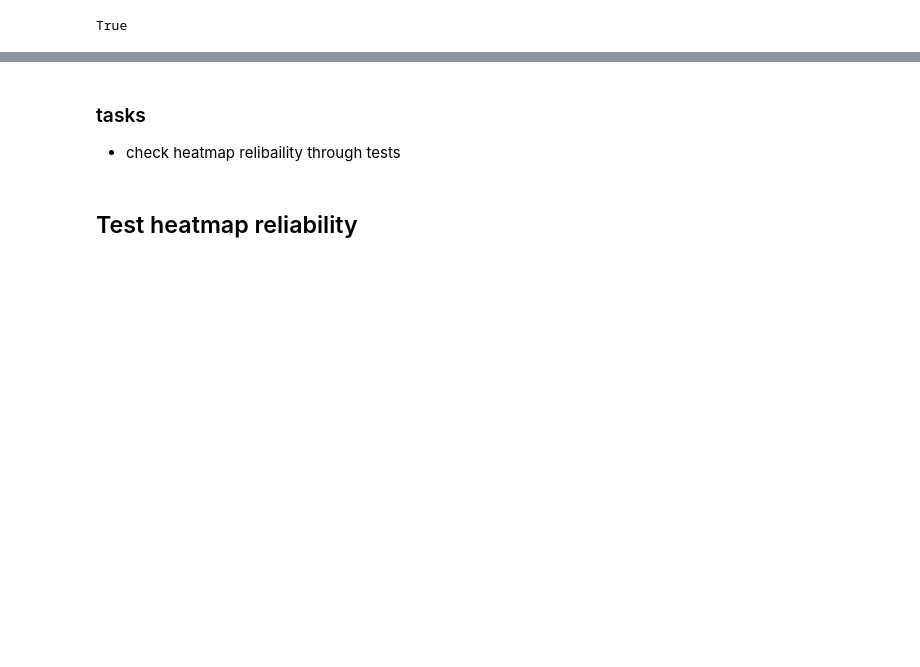
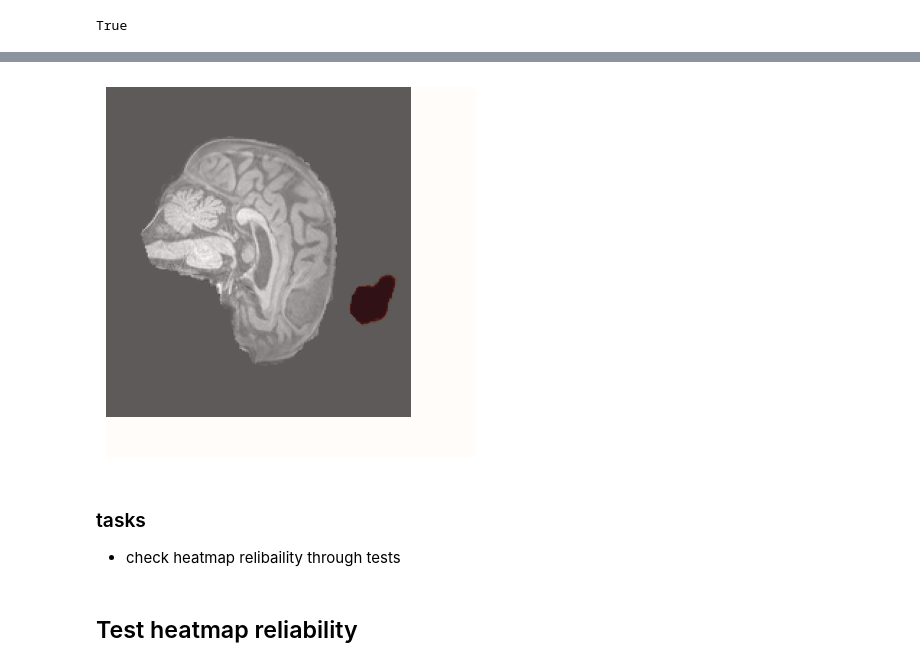
Before and after one commit to adiljahouh/Thesis-Change-Detection-in-MRI, a Jupyter notebook: vis_PoC.ipynb, the cells around one changed output, grey strips where cells are left out. Saved outputs shown, nothing was run; the diff lists cells and outputs as text; code cells hidden in the pictures; blank space fills up the shorter version.

Commit message:
add tumor alignment by affine

```diff
--- a/vis_PoC.ipynb
+++ b/vis_PoC.ipynb
@@ -16,3 +16,10 @@ import matplotlib.pyplot as plt
 import torchio as tio
 # %% [output]
 True
+# %%
+
+head_nifti = nib.load('data/processed/preop/BTC-preop/sub-PAT11/t1_ants_aligned.nii.gz')
+mask_nifti = nib.load('data/raw/preop/BTC-preop/derivatives/tumor_masks/sub-PAT11/anat/sub-PAT11_space_T1_label-tumor.nii')
+
+head = head_nifti.get_fdata()
+mask = mask_nifti.get_fdata()
@@ -19,3 +74,29 @@ True
+# %%
+import numpy as np
+import nibabel as nib
+import matplotlib.pyplot as plt
+from nibabel.processing import resample_from_to
+# Normalize the image data to [0, 1]
+# Get the affine transformation matrices
+head_affine = head_nifti.affine
+mask_affine = mask_nifti.affine
+
+# Apply affine transformation to image2_data to align with image1_data
+# mask_re, mask_affine_re = resample_from_to(from_img=head_nifti, to_vox_map=head_nifti, order=0)
+
+image_data_normalized = (head - np.min(head)) / (np.max(head) - np.min(head))
+mask_data_normalized = (mask - np.min(mask)) / (np.max(mask) - np.min(mask))
+# Plot the image
+plt.imshow(image_data_normalized[80, :, :], cmap='gray')
+
+# Plot the mask in red color with low opacity
+plt.imshow(mask_data_normalized[80, :, :], cmap='Reds', alpha=0.3)
+
+# Show the plot
+plt.axis('off')
+plt.show()
+# %% [output]
+[figure, added]
 # %% [markdown]
 ### tasks
 - check heatmap relibaility through tests
```
Also changed, not shown: parts of 3 cells of this notebook, 5 other files.
